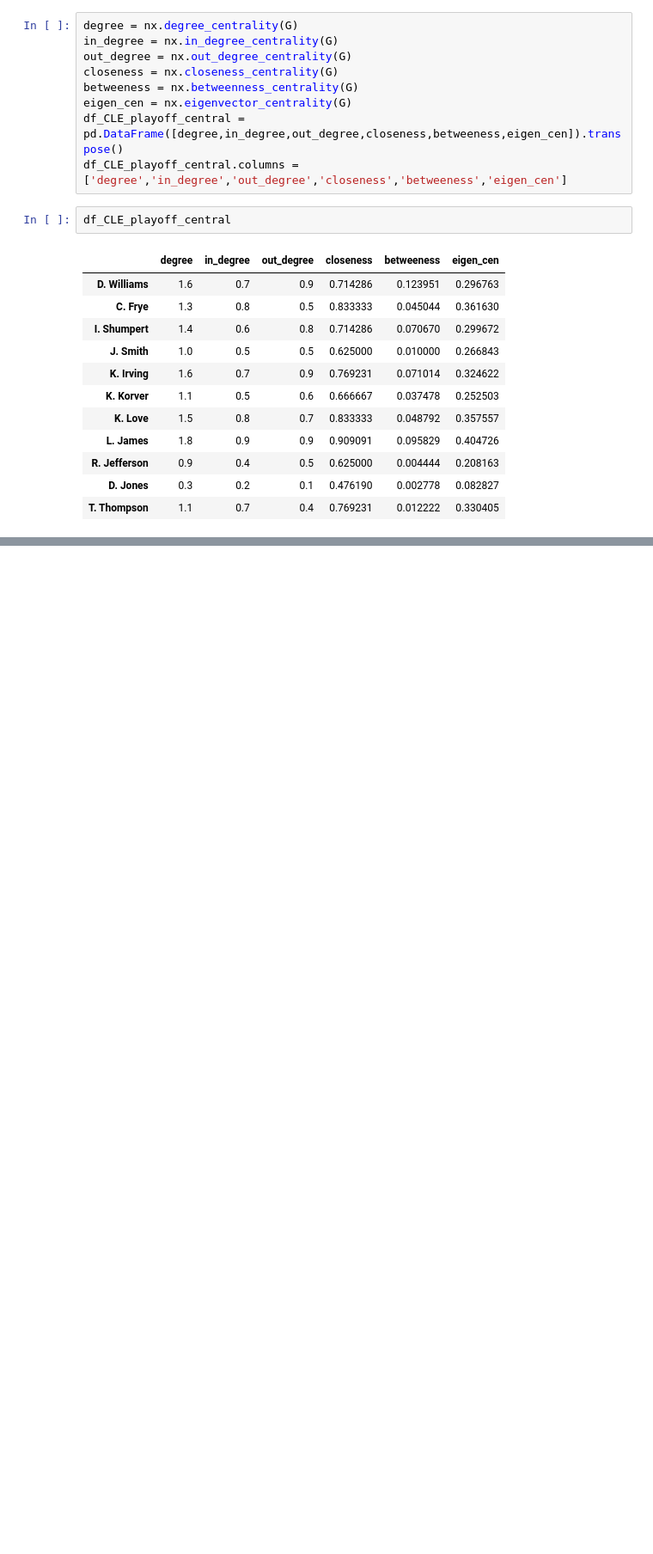
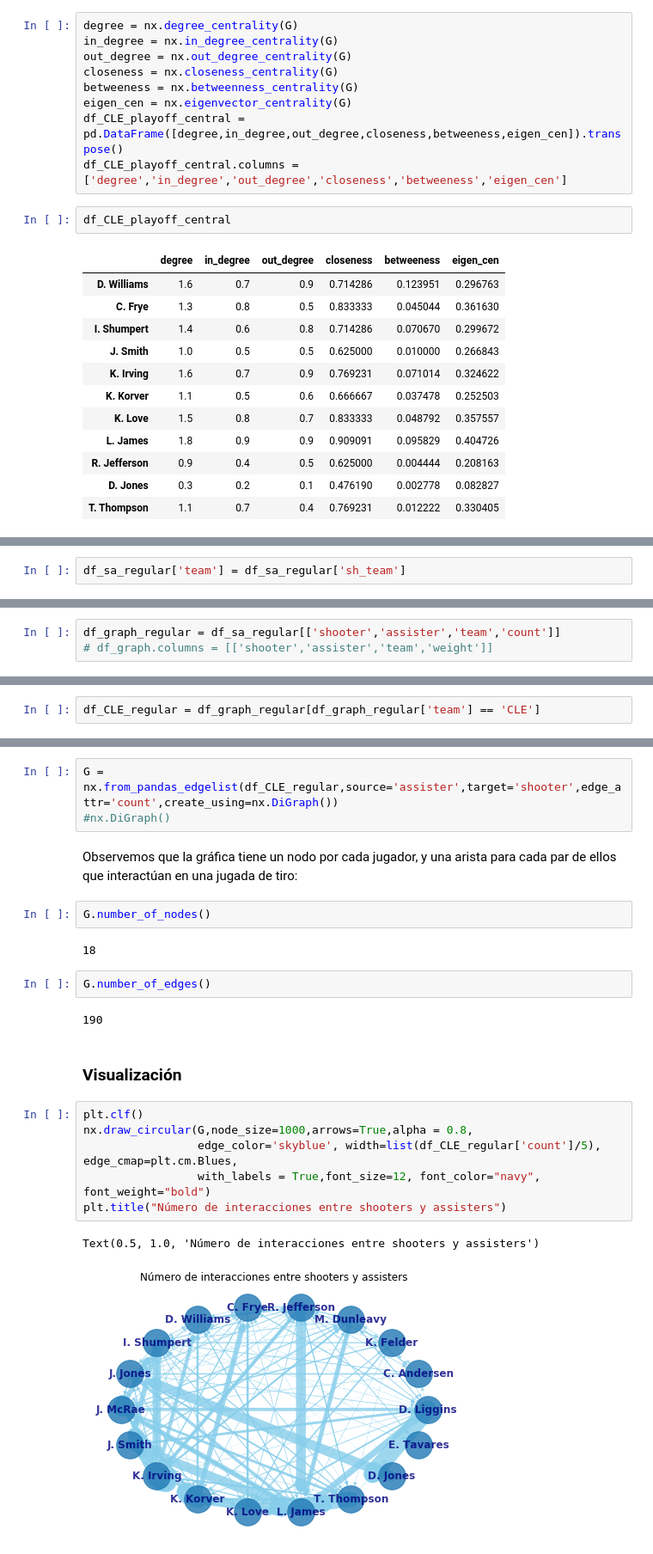
Before and after one commit to Millan13/Moneyball-NBA, a Jupyter notebook: Notebooks/Analisis_pagerank.ipynb, the cells around one changed output, grey strips where cells are left out. Shown: that part at 86% size. Cells and saved outputs as stored; diff of their text form; blank space fills up the shorter version.

Commit message:
agrego analisis temporada regular

```diff
--- a/Notebooks/Analisis_pagerank.ipynb
+++ b/Notebooks/Analisis_pagerank.ipynb
@@ -707,0 +748,2 @@ df_CLE_playoff_central
+# %%
+df_sa_regular['team'] = df_sa_regular['sh_team']
@@ -707,0 +768,3 @@ df_CLE_playoff_central
+# %%
+df_graph_regular = df_sa_regular[['shooter','assister','team','count']]
+# df_graph.columns = [['shooter','assister','team','weight']]
@@ -707,0 +857,2 @@ df_CLE_playoff_central
+# %%
+df_CLE_regular = df_graph_regular[df_graph_regular['team'] == 'CLE']
@@ -707,0 +913,24 @@ df_CLE_playoff_central
+# %%
+G = nx.from_pandas_edgelist(df_CLE_regular,source='assister',target='shooter',edge_attr='count',create_using=nx.DiGraph())
+#nx.DiGraph()
+# %% [markdown]
+Observemos que la gráfica tiene un nodo por cada jugador, y una arista para cada par de ellos que interactúan en una jugada de tiro:
+# %%
+G.number_of_nodes()
+# %% [output]
+18
+# %%
+G.number_of_edges()
+# %% [output]
+190
+# %% [markdown]
+### Visualización
+# %%
+plt.clf()
+nx.draw_circular(G,node_size=1000,arrows=True,alpha = 0.8,
+                 edge_color='skyblue', width=list(df_CLE_regular['count']/5), edge_cmap=plt.cm.Blues,
+                 with_labels = True,font_size=12, font_color="navy", font_weight="bold")
+plt.title("Número de interacciones entre shooters y assisters")
+# %% [output]
+Text(0.5, 1.0, 'Número de interacciones entre shooters y assisters')
+[figure, added]
```
Also changed, not shown: parts of 39 cells of this notebook.
